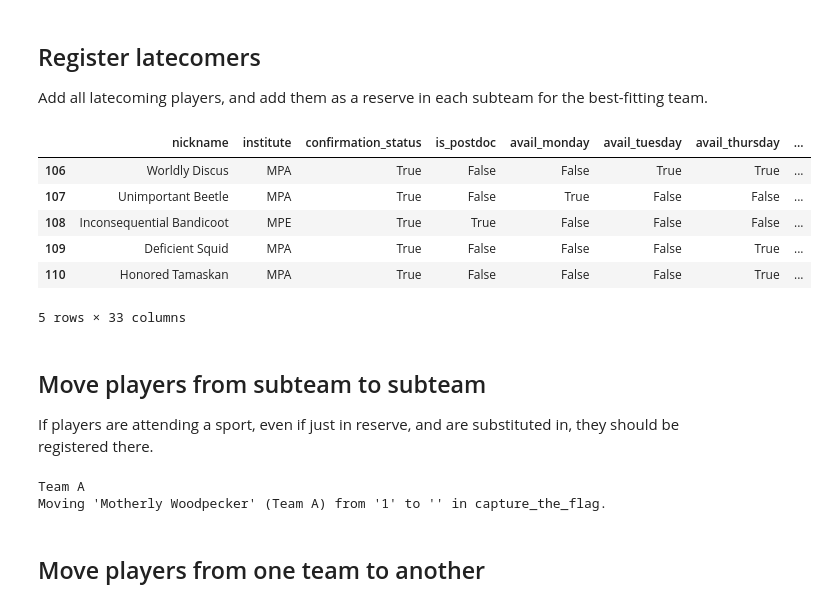
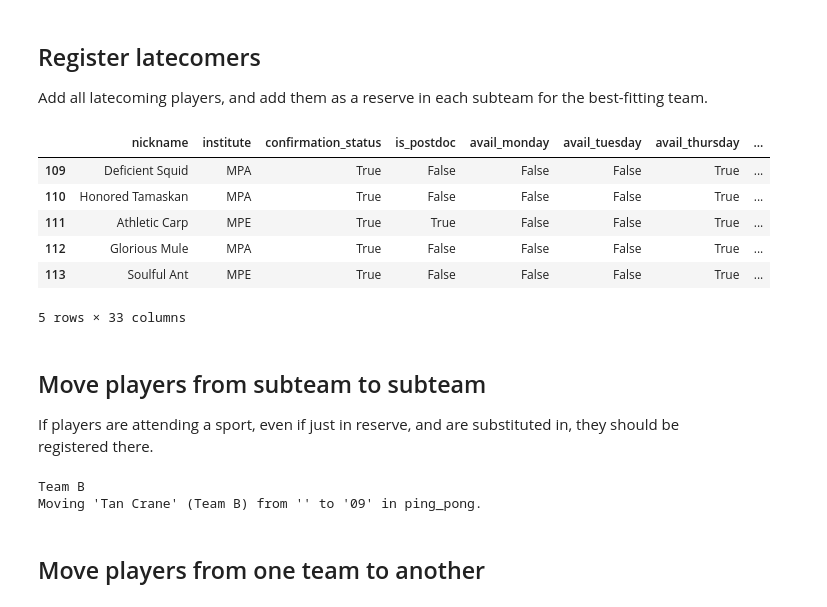
Before and after one commit to FBalzerMPE/imprs_sports_week, a Jupyter notebook: adjust_info.ipynb.ipynb, the cells around one changed output. Cells and saved outputs as stored; diff of their text form; code cells hidden in the pictures.

Commit message:
Added three new players that are subbing in.

```diff
--- a/adjust_info.ipynb.ipynb
+++ b/adjust_info.ipynb.ipynb
@@ -42,39 +47,42 @@ teams_to_join = {"Thorny Warthog": "C",
                 "Inconsequential Bandicoot": "B",
                 "Deficient Squid": "A",
                 "Honored Tamaskan": "C",
+                "Athletic Carp": "B",
+                "Glorious Mule": "A",
+                "Soulful Ant": "A"
                   }
 
 for _, player in late.iterrows():
     name = player["nickname"]
     # Don't do anything if the player has already been added
     if any([team.contains_player(name) for team in teams]):
         continue
     if name in teams_to_join:
         # team_to_join = teams[find_best_team_to_join(teams, player)]
         team_to_join = teams["ABC".index(teams_to_join[name])]
         team_to_join.add_player(player, register_as_reserve=True)
         print(f"{name} joins {team_to_join.name}")
         generate_all_images([name])
 # save_resized_animal_images(200)
 
 def _rewrite_teams():
     old_df = hf.get_players()
     player_df = setup.sanitize_and_anonymize_data(overwrite=False, verbose=False, anonymize=True)
     cols = [col for col in old_df.columns if col != "confirmation_status"]
     old_df = pd.merge(old_df[cols], player_df[["nickname", "confirmation_status"]], on="nickname")
     for team_letter in "ABC":
         fpath = hf.Team.backup_path_from_letter(team_letter)
         old_df[old_df["Team"] == f"Team {team_letter}"].to_csv(fpath, index=False)
 _rewrite_teams()
 # print("\n\n".join(player_df.iloc[-10:]["nickname"]))
 player_df.tail()
 # %% [output]
 |  | nickname | institute | confirmation_status | is_postdoc | avail_monday | avail_tuesday | avail_thursday | ... |
-| 106 | Worldly Discus | MPA | True | False | False | True | True | ... |
-| 107 | Unimportant Beetle | MPA | True | False | True | False | False | ... |
-| 108 | Inconsequential Bandicoot | MPE | True | True | False | False | False | ... |
 | 109 | Deficient Squid | MPA | True | False | False | False | True | ... |
 | 110 | Honored Tamaskan | MPA | True | False | False | False | True | ... |
+| 111 | Athletic Carp | MPE | True | True | False | False | True | ... |
+| 112 | Glorious Mule | MPA | True | False | False | False | True | ... |
+| 113 | Soulful Ant | MPE | True | False | False | False | True | ... |
 5 rows × 33 columns
 # %% [markdown]
 ## Move players from subteam to subteam
@@ -109,12 +117,13 @@ def set_player_subteam(nickname: str, sport: str, new_subteam: str, verbose: boo
 
 # hf.get_players().set_index("nickname").loc["Qualified Buffalo"]
 # set_player_subteam("Rewarding Ermine", "capture_the_flag", "")
-set_player_subteam("Motherly Woodpecker", "capture_the_flag", "")
+set_player_subteam("Tan Crane", "ping_pong", "09")
+
 
 # hf.get_players().set_index("nickname").loc["Honored Tamaskan"]
 # %% [output]
-Team A
-Moving 'Motherly Woodpecker' (Team A) from '1' to '' in capture_the_flag.
+Team B
+Moving 'Tan Crane' (Team B) from '' to '09' in ping_pong.
 # %% [markdown]
 ## Move players from one team to another
 # %%
```
Also changed, not shown: parts of 2 cells of this notebook, 10 other files.
